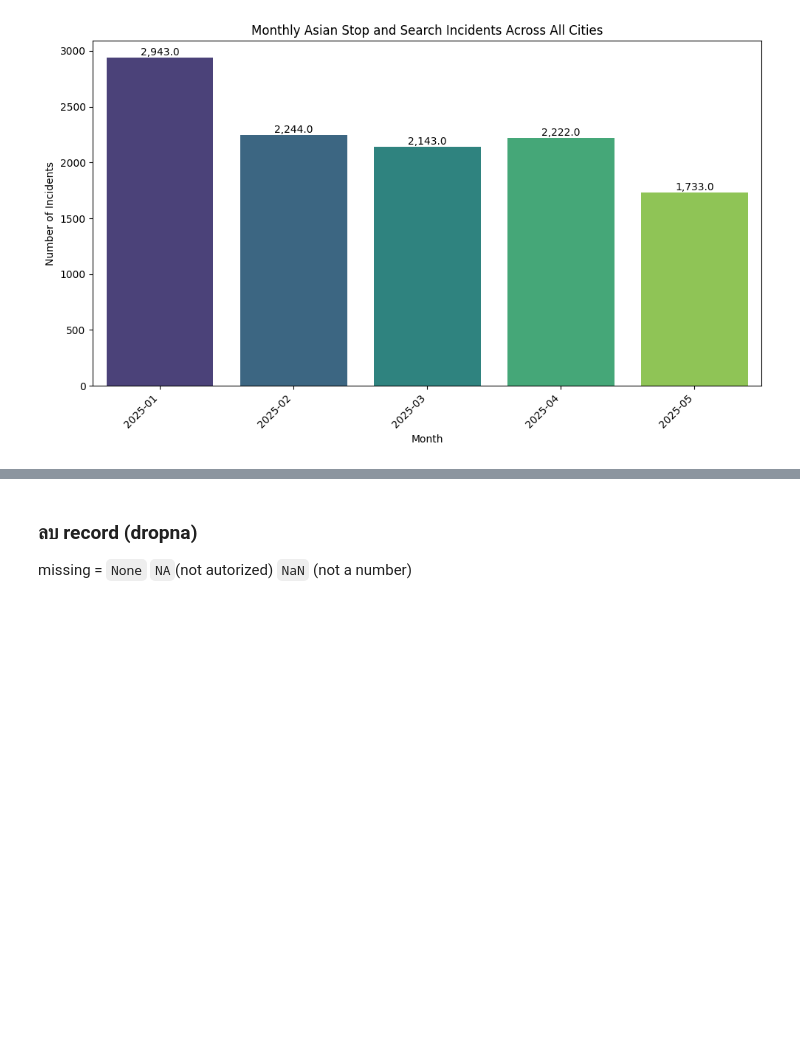
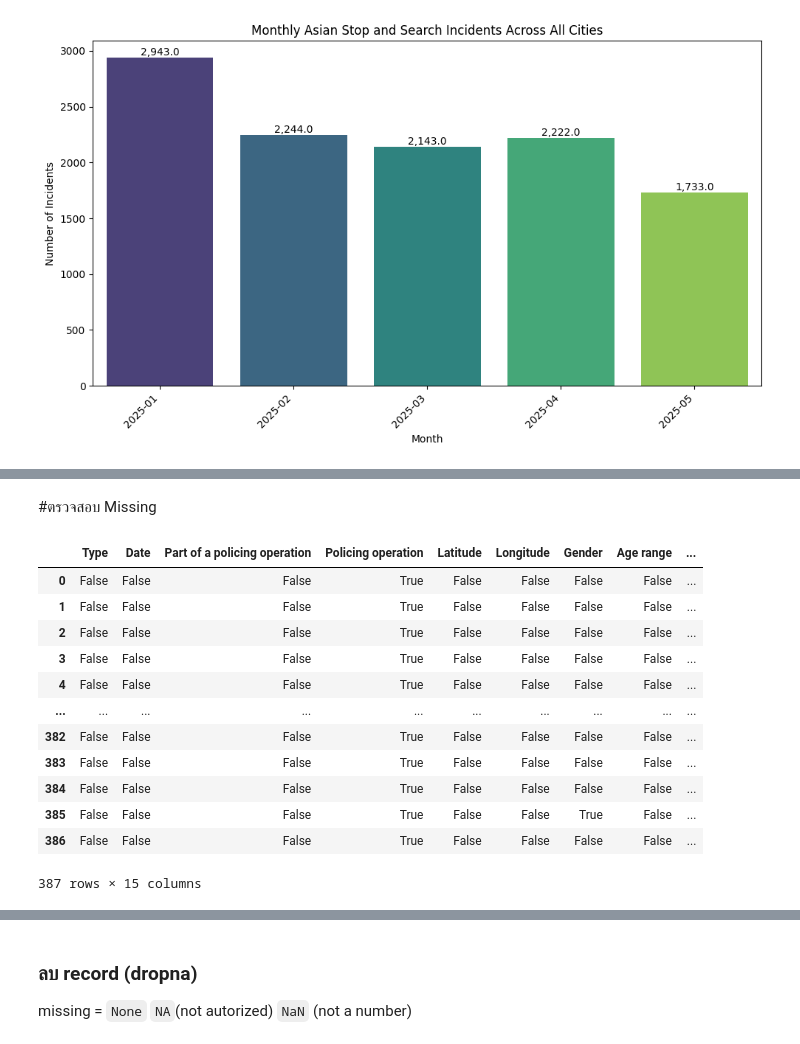
Before and after one commit to bamSirikorn/dataviz2025, a Jupyter notebook: Pandas_101_2025.ipynb, the cells around one changed output, grey strips where cells are left out. Saved outputs shown, nothing was run; the diff lists cells and outputs as text; code cells hidden in the pictures; blank space fills up the shorter version.

Commit message:
Missing 1-2

```diff
--- a/Pandas_101_2025.ipynb
+++ b/Pandas_101_2025.ipynb
@@ -525,0 +535,18 @@ Passing `palette` without assigning `hue` is deprecated and will be removed in v
+# %% [markdown]
+#ตรวจสอบ Missing
+# %%
+stopandsearch_df.isnull()
+# %% [output]
+|  | Type | Date | Part of a policing operation | Policing operation | Latitude | Longitude | Gender | Age range | ... |
+| 0 | False | False | False | True | False | False | False | False | ... |
+| 1 | False | False | False | True | False | False | False | False | ... |
+| 2 | False | False | False | True | False | False | False | False | ... |
+| 3 | False | False | False | True | False | False | False | False | ... |
+| 4 | False | False | False | True | False | False | False | False | ... |
+| ... | ... | ... | ... | ... | ... | ... | ... | ... | ... |
+| 382 | False | False | False | True | False | False | False | False | ... |
+| 383 | False | False | False | True | False | False | False | False | ... |
+| 384 | False | False | False | True | False | False | False | False | ... |
+| 385 | False | False | False | True | False | False | True | False | ... |
+| 386 | False | False | False | True | False | False | False | False | ... |
+387 rows × 15 columns
```
Also changed, not shown: parts of 24 cells of this notebook.
